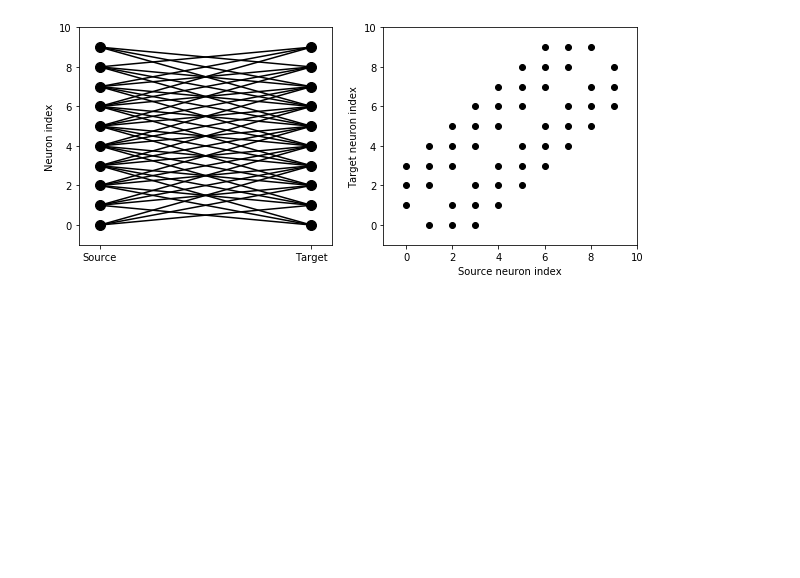
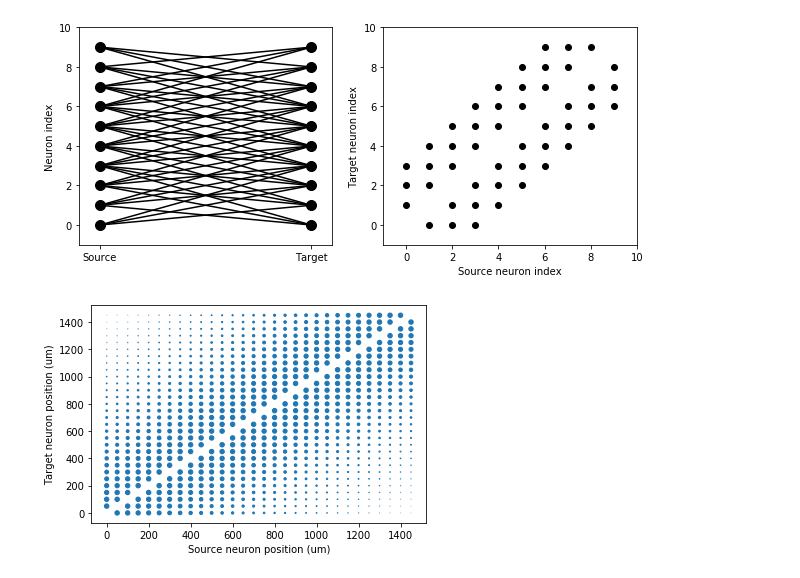
Before and after one commit to Elahe-hmh/BRIAN, a Jupyter notebook: Synapses.ipynb, the cells around one changed output. Saved outputs shown, nothing was run; the diff lists cells and outputs as text; code cells hidden in the pictures; blank space fills up the shorter version.

```diff
--- a/Synapses.ipynb
+++ b/Synapses.ipynb
@@ -185,0 +182,22 @@ visualise_connectivity(S)
+# %%
+# have a distance-dependent connectivity function
+# the weight of a synapse by the size of the marker
+start_scope()
+
+N = 30
+neuron_spacing = 50*umetre
+width = N/4.0*neuron_spacing
+
+G = NeuronGroup(N, 'x : metre') #x is neuron position
+G.x = 'i*neuron_spacing'
+
+S = Synapses(G, G, 'w : 1')   # All synapses are connected (excluding self-connections)
+S.connect(condition='i!=j')
+
+S.w = 'exp(-(x_pre-x_post)**2/(2*width**2))'  # Weight varies with distance
+
+scatter(S.x_pre/um, S.x_post/um, S.w*20)
+xlabel('Source neuron position (um)')
+ylabel('Target neuron position (um)');
+# %% [output]
+[figure, added]
```
Also changed, not shown: parts of 8 cells of this notebook.
